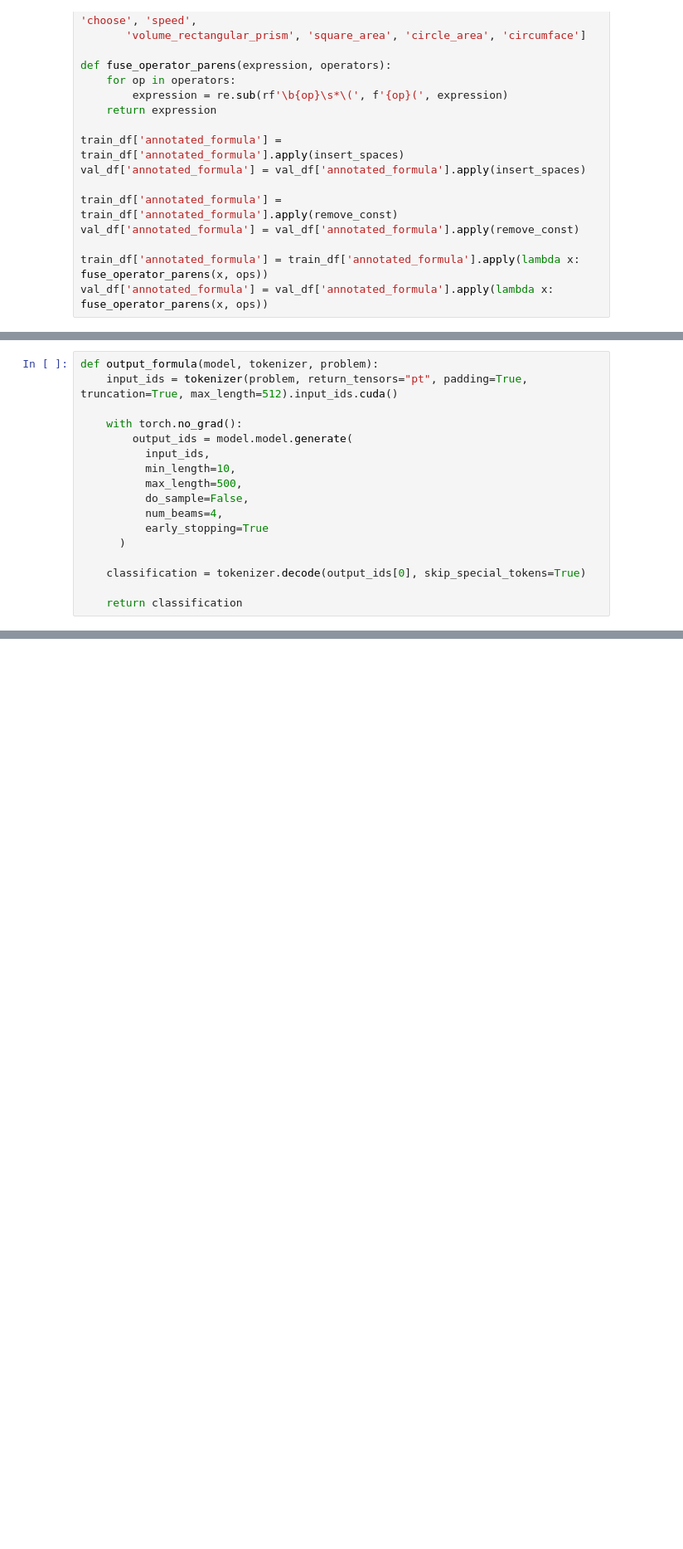
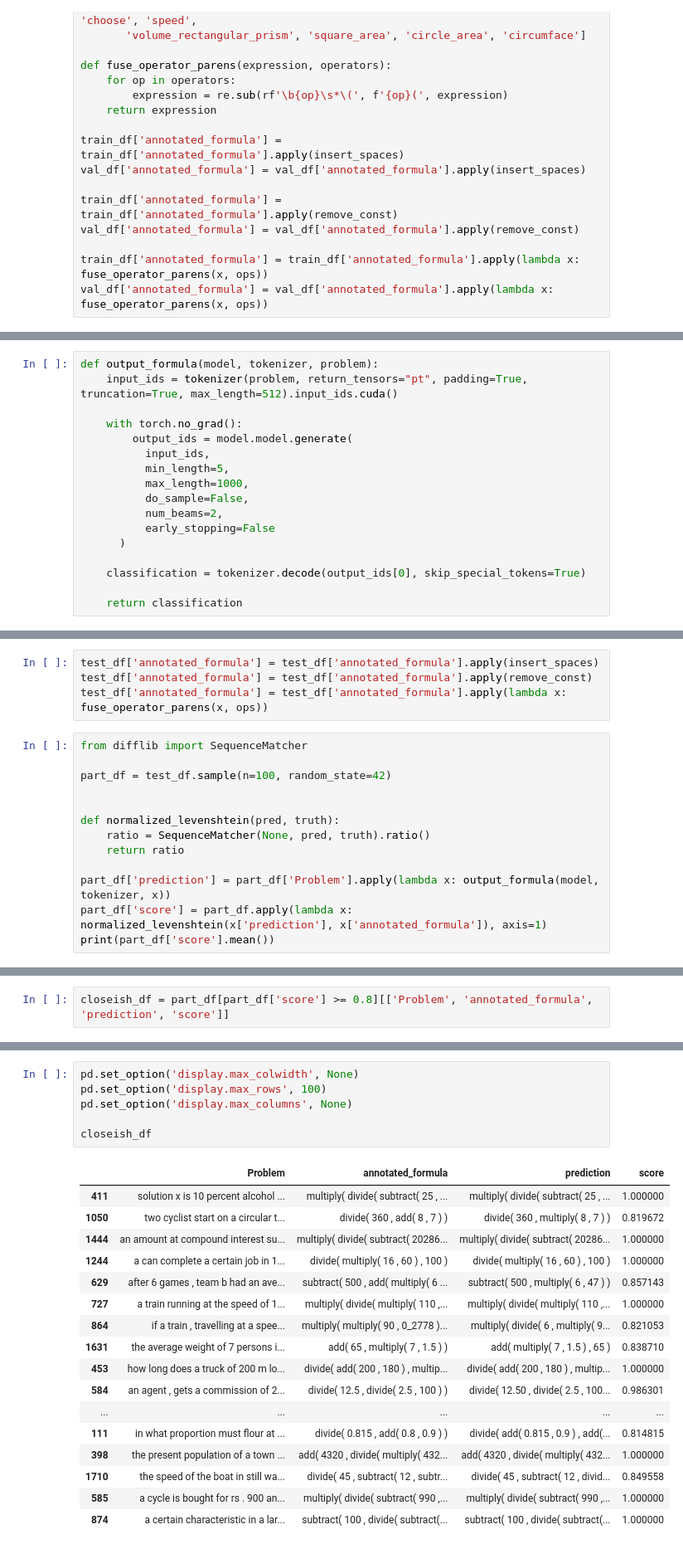
Before and after one commit to awu626/STAT-4830-project, a Jupyter notebook: notebooks/STAT4830Transformers.ipynb, the cells around one changed output, grey strips where cells are left out. Shown at 83% size. Drawn from its saved outputs; the diff is of its cells as text; blank space fills up the shorter version.

```diff
--- a/notebooks/STAT4830Transformers.ipynb
+++ b/notebooks/STAT4830Transformers.ipynb
@@ -411,11 +455,11 @@ def output_formula(model, tokenizer, problem):
     with torch.no_grad():
         output_ids = model.model.generate(
           input_ids,
-          min_length=10,
-          max_length=500,
+          min_length=5,
+          max_length=1000,
           do_sample=False,
-          num_beams=4,
-          early_stopping=True
+          num_beams=2,
+          early_stopping=False
       )
 
     classification = tokenizer.decode(output_ids[0], skip_special_tokens=True)
@@ -429,0 +492,17 @@ output_formula(model, tokenizer, easy)
+# %%
+test_df['annotated_formula'] = test_df['annotated_formula'].apply(insert_spaces)
+test_df['annotated_formula'] = test_df['annotated_formula'].apply(remove_const)
+test_df['annotated_formula'] = test_df['annotated_formula'].apply(lambda x: fuse_operator_parens(x, ops))
+# %%
+from difflib import SequenceMatcher
+
+part_df = test_df.sample(n=100, random_state=42)
+
+
+def normalized_levenshtein(pred, truth):
+    ratio = SequenceMatcher(None, pred, truth).ratio()
+    return ratio
+
+part_df['prediction'] = part_df['Problem'].apply(lambda x: output_formula(model, tokenizer, x))
+part_df['score'] = part_df.apply(lambda x: normalized_levenshtein(x['prediction'], x['annotated_formula']), axis=1)
+print(part_df['score'].mean())
@@ -429,0 +511,2 @@ output_formula(model, tokenizer, easy)
+# %%
+closeish_df = part_df[part_df['score'] >= 0.8][['Problem', 'annotated_formula', 'prediction', 'score']]
@@ -429,0 +517,24 @@ output_formula(model, tokenizer, easy)
+# %%
+pd.set_option('display.max_colwidth', None)
+pd.set_option('display.max_rows', 100)
+pd.set_option('display.max_columns', None)
+
+closeish_df
+# %% [output]
+|  | Problem | annotated_formula | prediction | score |
+| 411 | solution x is 10 percent alcohol ... | multiply( divide( subtract( 25 , ... | multiply( divide( subtract( 25 , ... | 1.000000 |
+| 1050 | two cyclist start on a circular t... | divide( 360 , add( 8 , 7 ) ) | divide( 360 , multiply( 8 , 7 ) ) | 0.819672 |
+| 1444 | an amount at compound interest su... | multiply( divide( subtract( 20286... | multiply( divide( subtract( 20286... | 1.000000 |
+| 1244 | a can complete a certain job in 1... | divide( multiply( 16 , 60 ) , 100 ) | divide( multiply( 16 , 60 ) , 100 ) | 1.000000 |
+| 629 | after 6 games , team b had an ave... | subtract( 500 , add( multiply( 6 ... | subtract( 500 , multiply( 6 , 47 ) ) | 0.857143 |
+| 727 | a train running at the speed of 1... | multiply( divide( multiply( 110 ,... | multiply( divide( multiply( 110 ,... | 1.000000 |
+| 864 | if a train , travelling at a spee... | multiply( multiply( 90 , 0_2778 )... | multiply( divide( 6 , multiply( 9... | 0.821053 |
+| 1631 | the average weight of 7 persons i... | add( 65 , multiply( 7 , 1.5 ) ) | add( multiply( 7 , 1.5 ) , 65 ) | 0.838710 |
+| 453 | how long does a truck of 200 m lo... | divide( add( 200 , 180 ) , multip... | divide( add( 200 , 180 ) , multip... | 1.000000 |
+| 584 | an agent , gets a commission of 2... | divide( 12.5 , divide( 2.5 , 100 ) ) | divide( 12.50 , divide( 2.5 , 100... | 0.986301 |
+| ... | ... | ... | ... | ... |
+| 111 | in what proportion must flour at ... | divide( 0.815 , add( 0.8 , 0.9 ) ) | divide( add( 0.815 , 0.9 ) , add(... | 0.814815 |
+| 398 | the present population of a town ... | add( 4320 , divide( multiply( 432... | add( 4320 , divide( multiply( 432... | 1.000000 |
+| 1710 | the speed of the boat in still wa... | divide( 45 , subtract( 12 , subtr... | divide( 45 , subtract( 12 , divid... | 0.849558 |
+| 585 | a cycle is bought for rs . 900 an... | multiply( divide( subtract( 990 ,... | multiply( divide( subtract( 990 ,... | 1.000000 |
+| 874 | a certain characteristic in a lar... | subtract( 100 , divide( subtract(... | subtract( 100 , divide( subtract(... | 1.000000 |
```
Also changed, not shown: parts of 30 cells of this notebook.
